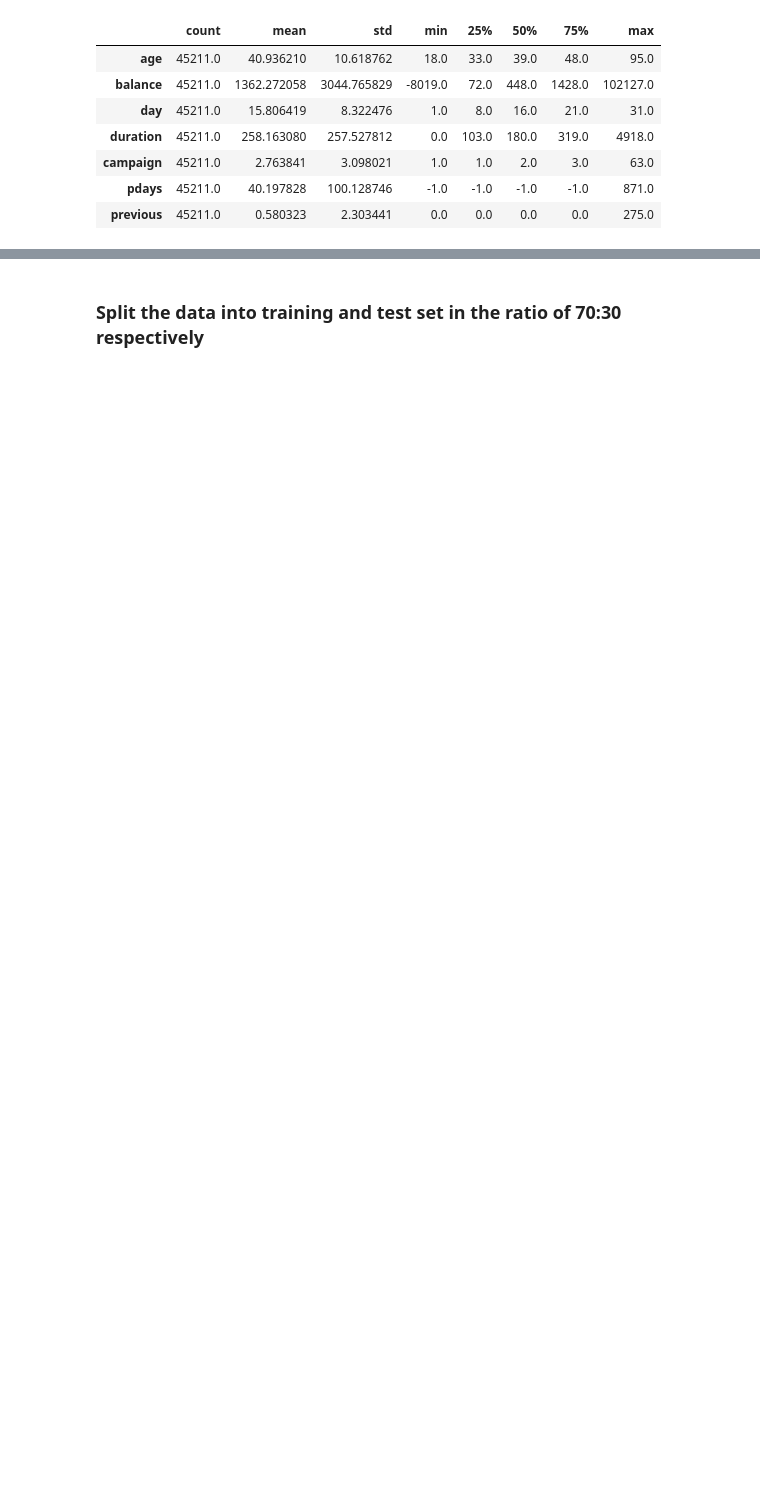
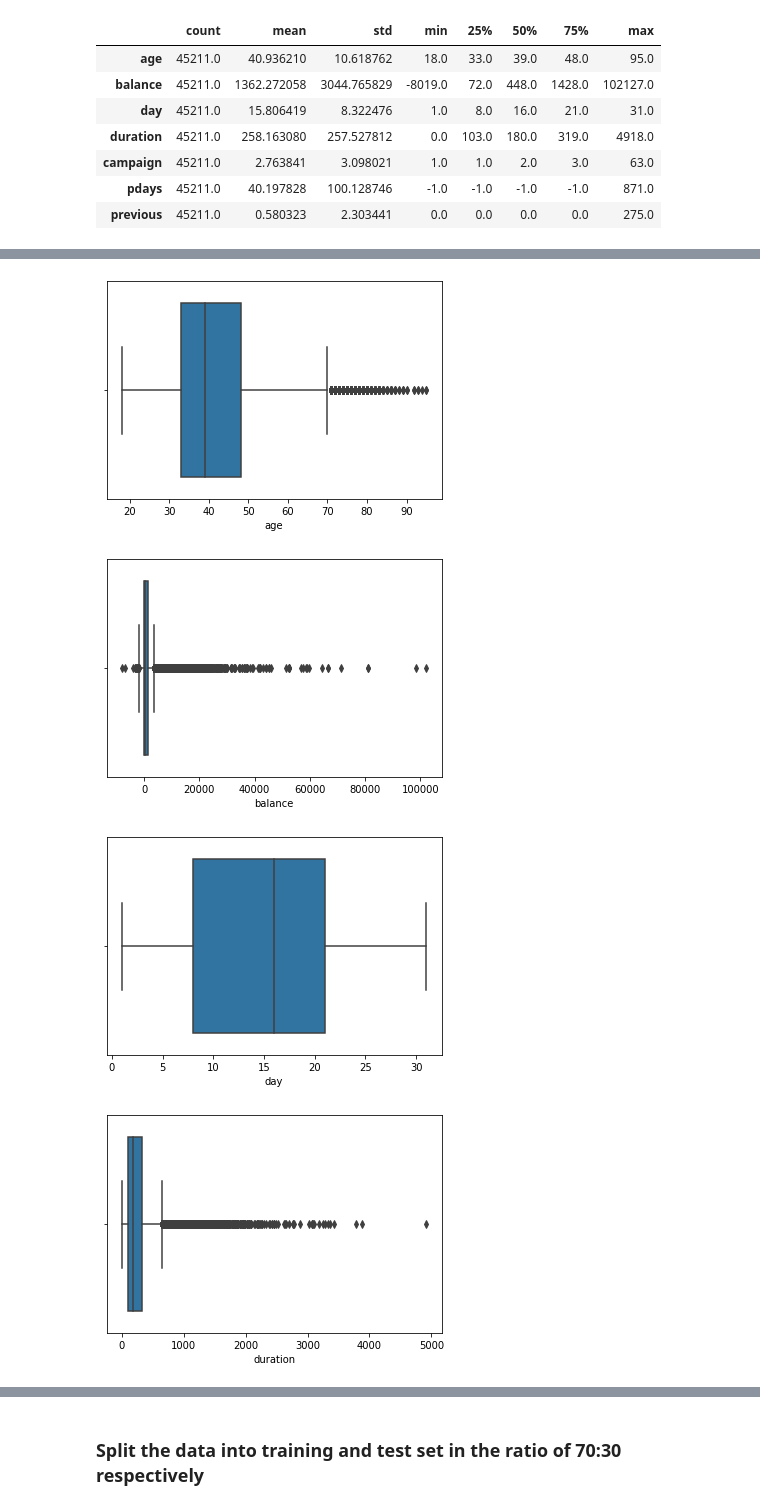
Before and after one commit to swaroop-raj/machine-learning, a Jupyter notebook: Term_Deposit_Subscription.ipynb, the cells around one changed output, grey strips where cells are left out. Cells and saved outputs as stored; diff of their text form; code cells hidden in the pictures; blank space fills up the shorter version.

```diff
--- a/Term_Deposit_Subscription.ipynb
+++ b/Term_Deposit_Subscription.ipynb
@@ -217,0 +302,5 @@ Name: poutcome, dtype: int64
+# %%
+for col in data.columns :
+  if data[col].dtypes == 'object' :
+    print(data[col].value_counts(normalize = 'columns'))
+    print("--------------------------------------------")
@@ -226,3 +342,22 @@ data.describe().transpose()
 | campaign | 45211.0 | 2.763841 | 3.098021 | 1.0 | 1.0 | 2.0 | 3.0 | 63.0 |
 | pdays | 45211.0 | 40.197828 | 100.128746 | -1.0 | -1.0 | -1.0 | -1.0 | 871.0 |
 | previous | 45211.0 | 0.580323 | 2.303441 | 0.0 | 0.0 | 0.0 | 0.0 | 275.0 |
+# %%
+def calculateIQR(col) :
+  Q1 = np.percentile(col, 25, interpolation='midpoint')
+  Q3 = np.percentile(col, 75, interpolation='midpoint')
+  IQR = Q3-Q1
+  lower_bound = Q1 -(1.5 * IQR)
+  upper_bound = Q3 + (1.5 * IQR)
+  return lower_bound, upper_bound
+# %%
+print("Outliers details for the dataset :")
+for col in data.columns :
+  if data[col].dtypes == 'int64' :
+    lower_range, upper_range = calculateIQR(data[col])
+    print("---------------- " + col +  "--------------------------------------------")
+    print("Count of upper-range outliers - ", data[data[col] > upper_range].shape[0])
+    print("Percentage of upper-range outliers - ", (data[data[col] > upper_range].shape[0] / data.shape[0])* 100)
+    print("Count of lower-range outliers - ", data[data[col] < lower_range].shape[0])
+    print("Percentage of lower-range outliers - ", (data[data[col] < lower_range].shape[0] / data.shape[0]) * 100)
+    print("---------------------------------------------------------------------")
@@ -228,0 +401,10 @@ data.describe().transpose()
+# %%
+for col in data.columns :
+    if (data[col].dtypes == "int64") :
+      sns.boxplot(data[col] , orient="h")
+      plt.show()
+# %% [output]
+[figure, added]
+[figure, added]
+[figure, added]
+[figure, added]
```
Also changed, not shown: parts of 60 cells of this notebook.
